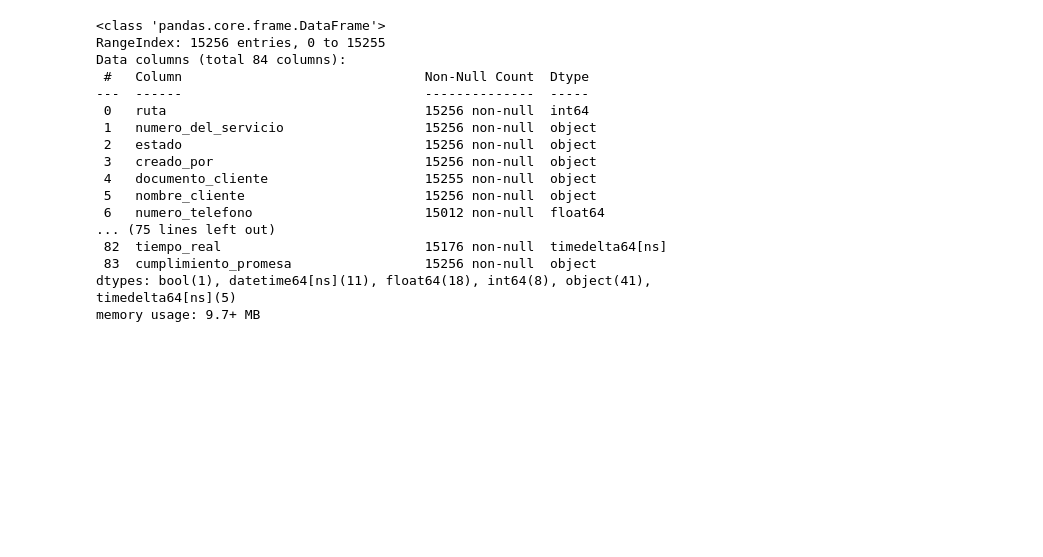
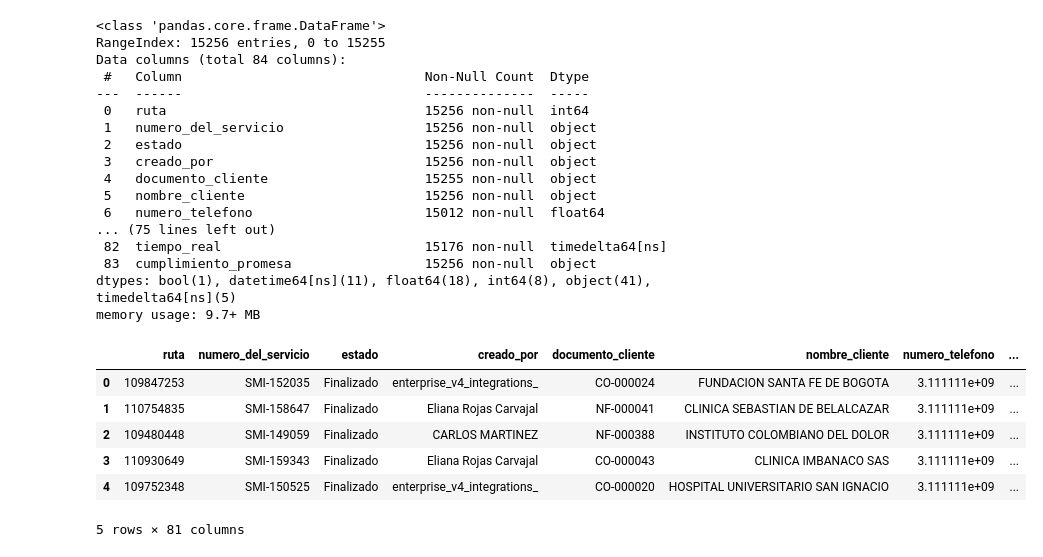
Before and after one commit to r2x4/quick__practice, a Jupyter notebook: quick_practise.ipynb, the cells around one changed output. Saved outputs shown, nothing was run; the diff lists cells and outputs as text; code cells hidden in the pictures; blank space fills up the shorter version.

```diff
--- a/quick_practise.ipynb
+++ b/quick_practise.ipynb
@@ -407,3 +411,15 @@ memory usage: 9.7+ MB
 datos_uno.drop(columns=['link_de_imagenes', 'firmas', 'cantidad_de_imagenes'], inplace=True)
 # %%
 datos_uno.to_csv('base_limpia.csv', index=False)
+# %%
+datos_limpios = pd.read_csv('/content/base_limpia.csv', low_memory=False)
+# %%
+datos_limpios.head()
+# %% [output]
+|  | ruta | numero_del_servicio | estado | creado_por | documento_cliente | nombre_cliente | numero_telefono | ... |
+| 0 | 109847253 | SMI-152035 | Finalizado | enterprise_v4_integrations_ | CO-000024 | FUNDACION SANTA FE DE BOGOTA | 3.111111e+09 | ... |
+| 1 | 110754835 | SMI-158647 | Finalizado | Eliana Rojas Carvajal | NF-000041 | CLINICA SEBASTIAN DE BELALCAZAR | 3.111111e+09 | ... |
+| 2 | 109480448 | SMI-149059 | Finalizado | CARLOS MARTINEZ | NF-000388 | INSTITUTO COLOMBIANO DEL DOLOR | 3.111111e+09 | ... |
+| 3 | 110930649 | SMI-159343 | Finalizado | Eliana Rojas Carvajal | CO-000043 | CLINICA IMBANACO SAS | 3.111111e+09 | ... |
+| 4 | 109752348 | SMI-150525 | Finalizado | enterprise_v4_integrations_ | CO-000020 | HOSPITAL UNIVERSITARIO SAN IGNACIO | 3.111111e+09 | ... |
+5 rows × 81 columns
```
Also changed, not shown: parts of 5 cells of this notebook.
